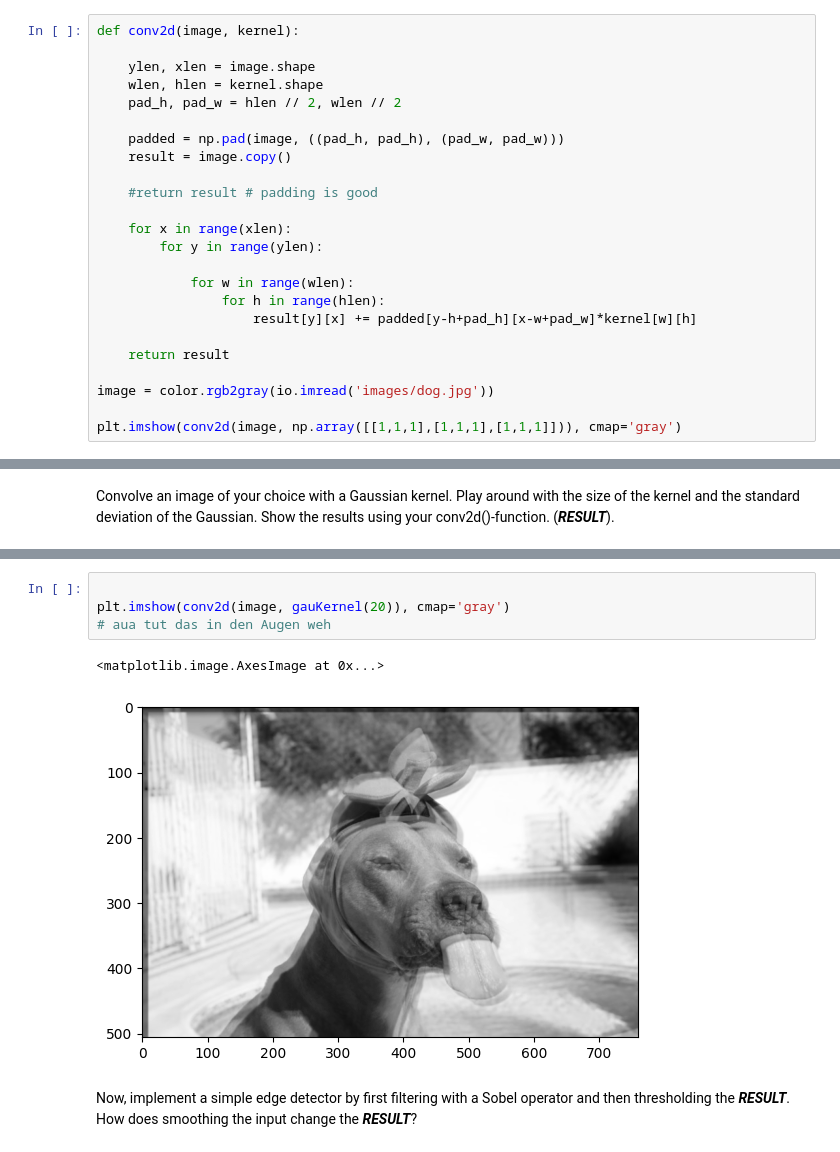
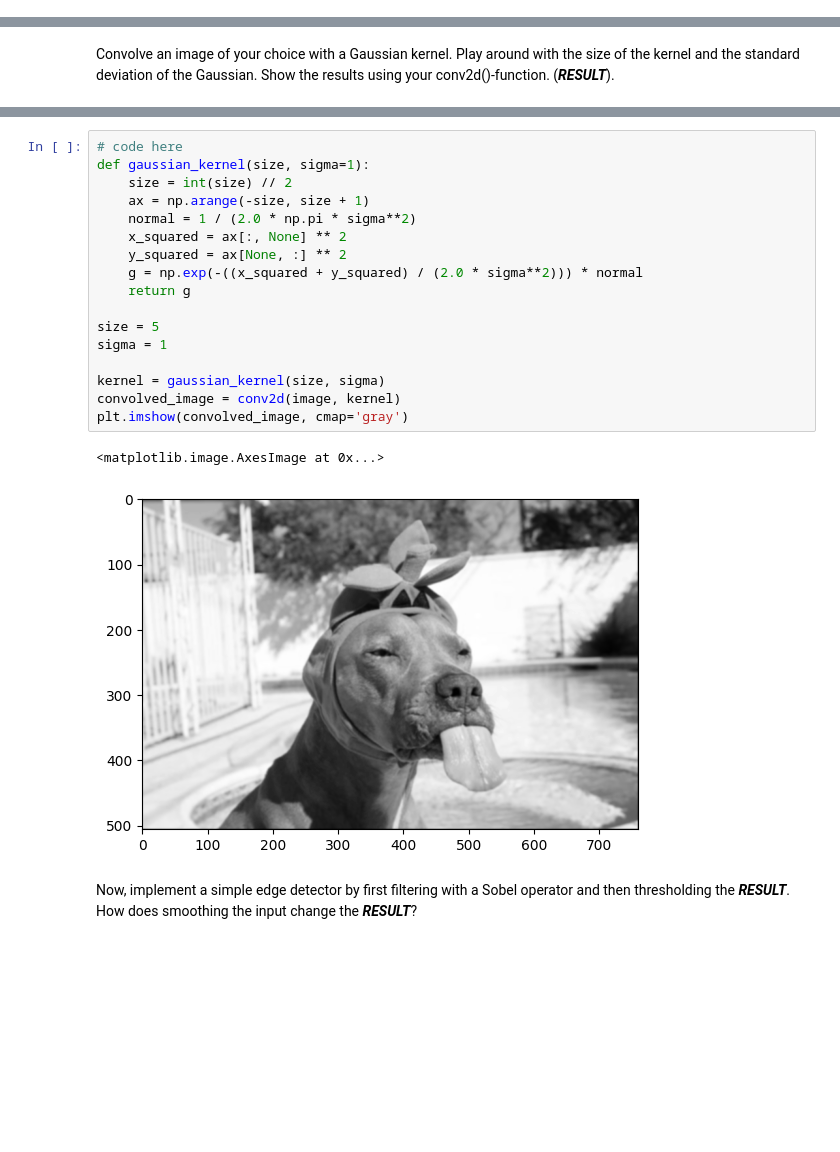
Before and after one commit to DuckDackRun/computer-vision, a Jupyter notebook: assignment02.ipynb, the cells around one changed output, grey strips where cells are left out. Drawn from its saved outputs; the diff is of its cells as text; blank space fills up the shorter version.

```diff
--- a/assignment02.ipynb
+++ b/assignment02.ipynb
@@ -15,25 +14 @@ from skimage.filters import gaussian
 import numpy as np
-# %%
-def conv2d(image, kernel):
-
-    ylen, xlen = image.shape
-    wlen, hlen = kernel.shape
-    pad_h, pad_w = hlen // 2, wlen // 2
-
-    padded = np.pad(image, ((pad_h, pad_h), (pad_w, pad_w)))
-    result = image.copy()
-
-    #return result # padding is good
-
-    for x in range(xlen):
-        for y in range(ylen):
-
-            for w in range(wlen):
-                for h in range(hlen):
-                    result[y][x] += padded[y-h+pad_h][x-w+pad_w]*kernel[w][h]
-
-    return result
-
-image = color.rgb2gray(io.imread('images/dog.jpg'))
-
-plt.imshow(conv2d(image, np.array([[1,1,1],[1,1,1],[1,1,1]])), cmap='gray')
@@ -74,10 +51,23 @@ plt.imshow(conv2d(image, gauKernel(5)), cmap='gray')
-# %%
-
-plt.imshow(conv2d(image, gauKernel(20)), cmap='gray')
-# aua tut das in den Augen weh
-# %% [output]
-<matplotlib.image.AxesImage at 0x...>
-[figure, removed]
+# %%
+# code here
+def gaussian_kernel(size, sigma=1):
+    size = int(size) // 2
+    ax = np.arange(-size, size + 1)
+    normal = 1 / (2.0 * np.pi * sigma**2)
+    x_squared = ax[:, None] ** 2
+    y_squared = ax[None, :] ** 2
+    g = np.exp(-((x_squared + y_squared) / (2.0 * sigma**2))) * normal
+    return g
+
+size = 5
+sigma = 1
+
+kernel = gaussian_kernel(size, sigma)
+convolved_image = conv2d(image, kernel)
+plt.imshow(convolved_image, cmap='gray')
+# %% [output]
+<matplotlib.image.AxesImage at 0x...>
+[figure, added]
 # %% [markdown]
 Now, implement a simple edge detector by first filtering with a Sobel operator and then thresholding the ***RESULT***. How does smoothing the input change the ***RESULT***?
 # %%
```
Also changed, not shown: parts of 12 cells of this notebook, 1 other file.
